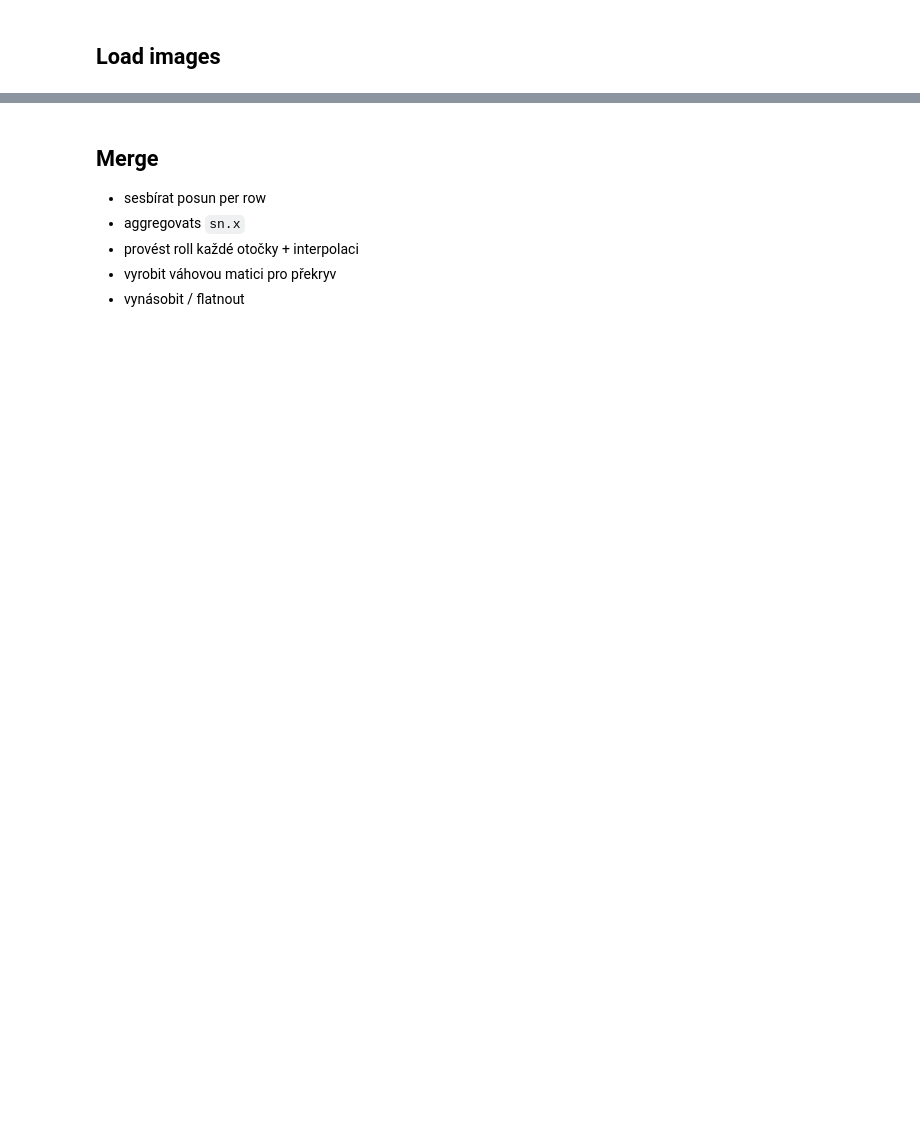
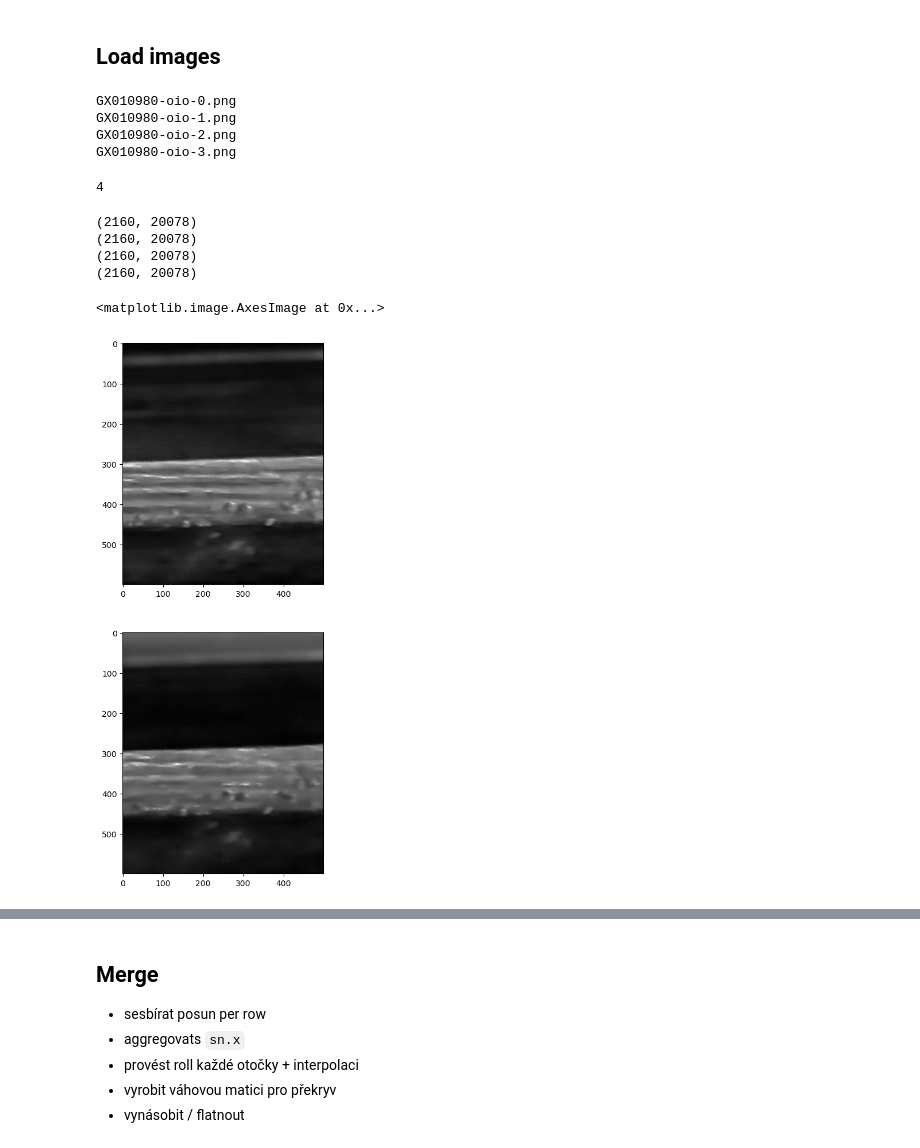
Before and after one commit to research-centre-rez/zavity, a Jupyter notebook: notebooks/01_oio-focused.ipynb, the cells around one changed output, grey strips where cells are left out. Drawn from its saved outputs; the diff is of its cells as text; code cells hidden in the pictures; blank space fills up the shorter version.

```diff
--- a/notebooks/01_oio-focused.ipynb
+++ b/notebooks/01_oio-focused.ipynb
@@ -26,0 +23,2 @@ SRC = '/Users/gimli/cvr/data/zavity/Cely_sken_3_110proc'
+# %%
+videos = [file for file in os.listdir(SRC) if file.endswith("MP4") and file.startswith("GX")]
@@ -45,9 +99,56 @@ KeyboardInterrupt:
 ## Load images
+# %%
+def crop_row(arr):
+    return arr[:, np.any((arr != 0), axis=0)]
 # %%
 rows_images = []
 for filename in sorted(os.listdir(SRC)):
-    if "GX010968-oio-" in filename and "png" in filename:
-        rows_images.append(iio.imread(os.path.join(SRC, filename)))
+    if videos[0].replace(".MP4","") + "-oio-" in filename and "png" in filename:
+        print(filename)
+        rows_images.append(crop_row(iio.imread(os.path.join(SRC, filename))))
+# %% [output]
+GX010980-oio-0.png
+GX010980-oio-1.png
+GX010980-oio-2.png
+GX010980-oio-3.png
+# %%
+len(rows_images)
+# %% [output]
+4
+# %%
+for r in rows_images:
+    print(r.shape)
+# %% [output]
+(2160, 20078)
+(2160, 20078)
+(2160, 20078)
+(2160, 20078)
+# %%
+scan_shift = 1538
+roll = 2044
+# %%
+plt.figure(figsize=(20,12))
+ax = plt.subplot(211)
+ax.imshow(rows_images[2][1560:2160, 5500:6000], cmap="gray")
+ax = plt.subplot(212)
+ax.imshow(rows_images[3][1560-scan_shift:2160-scan_shift, 5500+roll:6000+roll], cmap="gray")
+# ax = plt.subplot(211)
+# ax.imshow(rows_images[1][1560:2160, :], cmap="gray")
+# ax = plt.subplot(212)
+# ax.imshow(rows_images[2][1560-shift:2160-shift, :], cmap="gray")
+# ax = plt.subplot(211)
+# ax.imshow(rows_images[0][:, 7500:10000], cmap="gray")
+# ax = plt.subplot(212)
+# ax.imshow(rows_images[1][:, 7500+roll:10000+roll], cmap="gray")
+# ax = plt.subplot(513)
+# ax.imshow(rows_images[2][:, 5000:7500], cmap="gray")
+# ax = plt.subplot(514)
+# ax.imshow(rows_images[3][:, 5000:7500], cmap="gray")
+# ax = plt.subplot(515)
+# ax.imshow(rows_images[4][:, 5000:7500], cmap="gray")
+# %% [output]
+<matplotlib.image.AxesImage at 0x...>
+[figure, added]
 # %%
 # registration by mutual information
 def mutual_information(imgA, imgB, bins=15):
```
Also changed, not shown: parts of 48 cells of this notebook, 12 other files.
